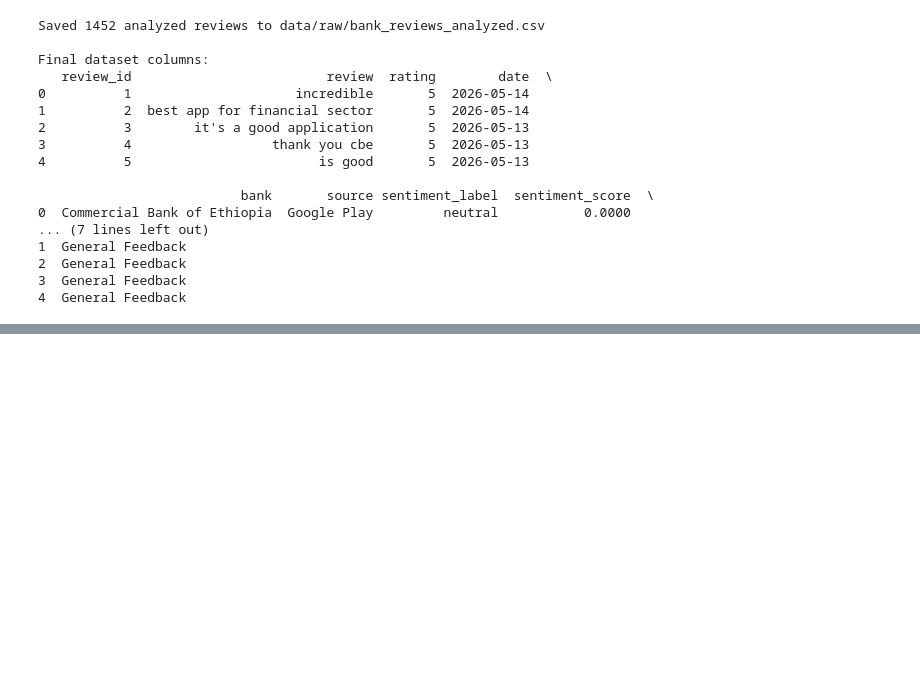
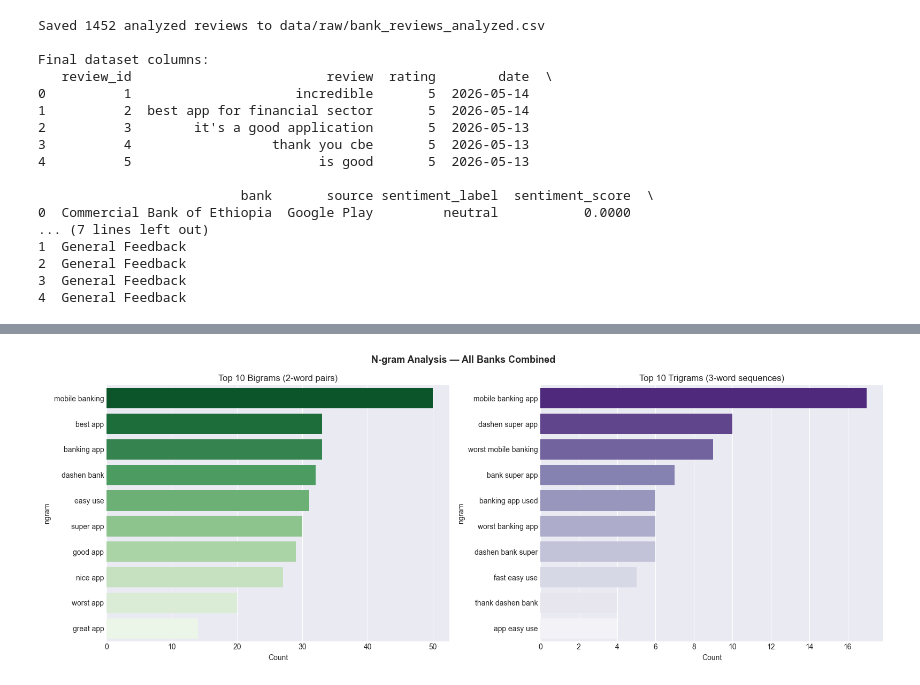
Before and after one commit to reb-ika/fintech-review-analytics, a Jupyter notebook: notebooks/task_2_sentiment_analysis.ipynb, the cells around one changed output, grey strips where cells are left out. Drawn from its saved outputs; the diff is of its cells as text; code cells hidden in the pictures; blank space fills up the shorter version.

```diff
--- a/notebooks/task_2_sentiment_analysis.ipynb
+++ b/notebooks/task_2_sentiment_analysis.ipynb
@@ -400,0 +512,33 @@ Final dataset columns:
+# %%
+def get_top_ngrams(corpus, n, k=10):
+    """Extract top n-grams from corpus."""
+    vec = CountVectorizer(ngram_range=(n, n), max_features=100,
+                          stop_words='english')
+    X = vec.fit_transform(corpus)
+    counts = X.sum(axis=0).A1
+    return pd.DataFrame({
+        'ngram': vec.get_feature_names_out(),
+        'count': counts
+    }).sort_values('count', ascending=False).head(k)
+
+from sklearn.feature_extraction.text import CountVectorizer
+
+bi = get_top_ngrams(df["clean_text"], 2)
+tri = get_top_ngrams(df["clean_text"], 3)
+
+fig, axes = plt.subplots(1, 2, figsize=(16, 6))
+sns.barplot(data=bi, x='count', y='ngram', ax=axes[0], palette='Greens_r')
+axes[0].set_title('Top 10 Bigrams (2-word pairs)')
+axes[0].set_xlabel('Count')
+
+sns.barplot(data=tri, x='count', y='ngram', ax=axes[1], palette='Purples_r')
+axes[1].set_title('Top 10 Trigrams (3-word sequences)')
+axes[1].set_xlabel('Count')
+
+plt.suptitle("N-gram Analysis — All Banks Combined",
+             fontsize=13, fontweight='bold')
+plt.tight_layout()
+plt.savefig("notebooks/ngrams_analysis.png")
+plt.show()
+# %% [output]
+[figure, added]
```
Also changed, not shown: parts of 14 cells of this notebook, 8 other files.
